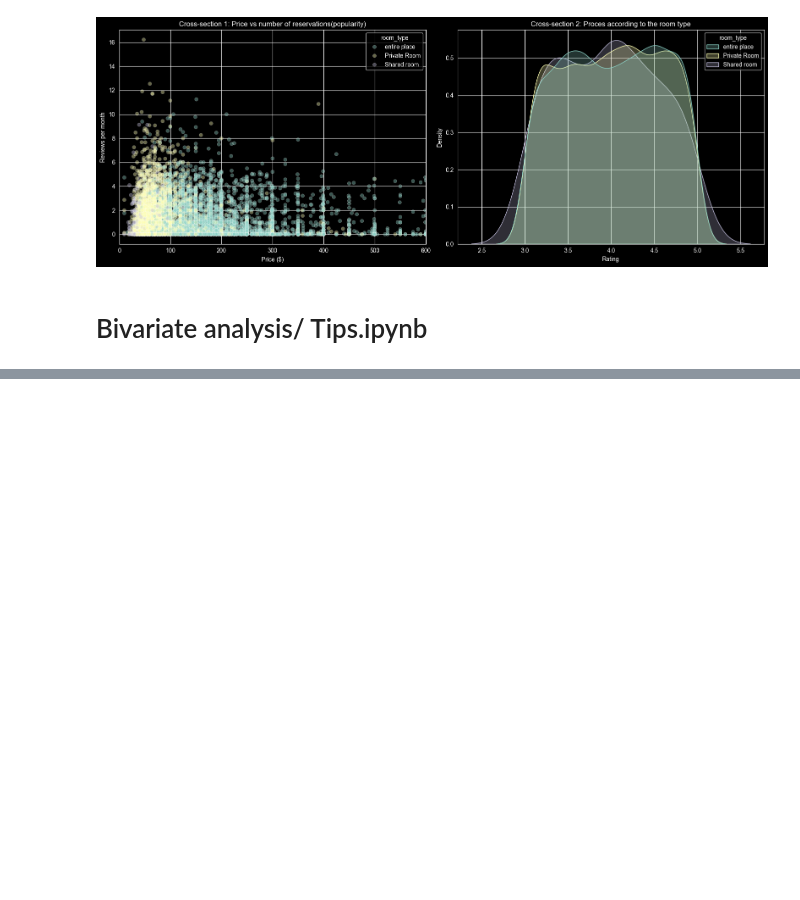
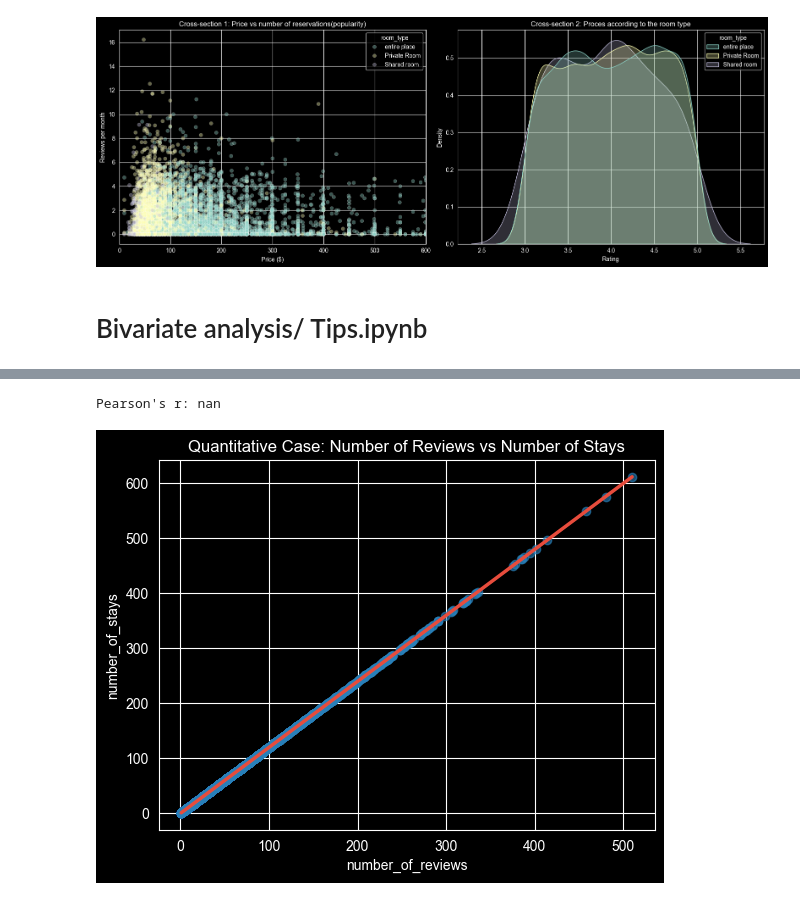
Before and after one commit to dulska-ola/Descriptive_stats_lab3, a Jupyter notebook: Cleaning_Data_in_Python_live_session.ipynb, the cells around one changed output, grey strips where cells are left out. Cells and saved outputs as stored; diff of their text form; code cells hidden in the pictures; blank space fills up the shorter version.

```diff
--- a/Cleaning_Data_in_Python_live_session.ipynb
+++ b/Cleaning_Data_in_Python_live_session.ipynb
@@ -1024,0 +1086,18 @@ plt.show()
+# %%
+import scipy.stats as ss
+import seaborn as sns
+import matplotlib.pyplot as plt
+
+#example
+r, p_val = ss.pearsonr(df_airbnb['number_of_reviews'], df_airbnb['number_of_stays'])
+print(f"Pearson's r: {r:.4f}")
+
+sns.regplot(data=df_airbnb, x='number_of_reviews', y='number_of_stays',
+            scatter_kws={'alpha':0.6, 'color': '#2980b9'},
+            line_kws={'color': '#e74c3c', 'lw': 2.5})
+plt.title("Quantitative Case: Number of Reviews vs Number of Stays")
+plt.savefig('airbnb_quantitative.png')
+#For quantitative relationships like number_of_reviews vs number_of_stays, a scatter plot is best to verify how cleanly the two continuous volume metrics follow a synchronized linear pattern. For ranked or ordinal relationships like rating score brackets vs price_numeric, a box plot is ideal to reveal if premium pricing tiers monotonically expand as the review score tier climbs. For qualitative relationships like room_type vs neighbourhood_full, a contingency table heatmap is best to display localized counts and confirm if specific boroughs are heavily dominated by single room formats versus entire apartments.
+# %% [output]
+Pearson's r: nan
+[figure, added]
```
Also changed, not shown: parts of 1 cell of this notebook, 1 other file.
